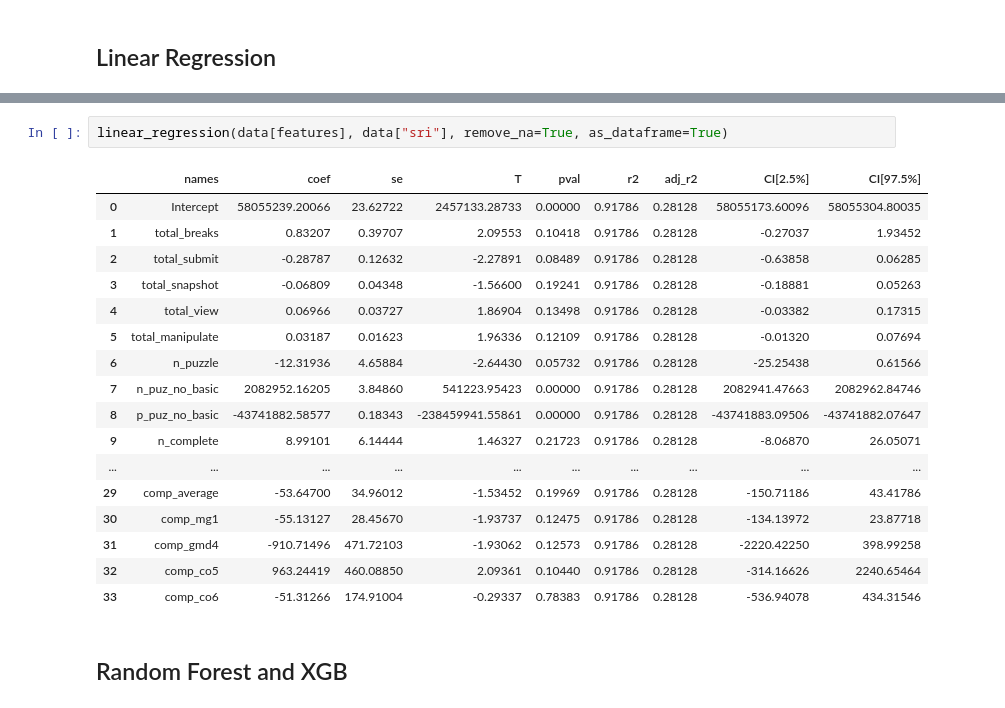
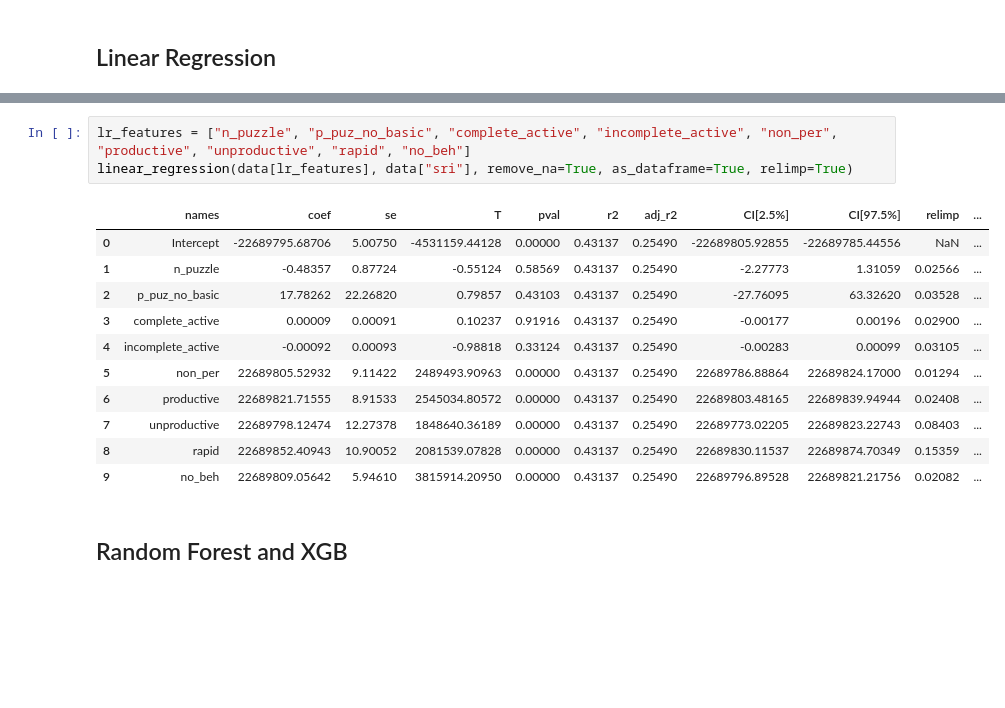
Before and after one commit to Complex-Play-Lab/ShadowspectRandomForest, a Jupyter notebook: main.ipynb, the cells around one changed output, grey strips where cells are left out. Saved outputs shown, nothing was run; the diff lists cells and outputs as text; blank space fills up the shorter version.

```diff
--- a/main.ipynb
+++ b/main.ipynb
@@ -302,23 +322,18 @@ ANOVA of n_complete between handedness:
 # %%
-linear_regression(data[features], data["sri"], remove_na=True, as_dataframe=True)
+lr_features = ["n_puzzle", "p_puz_no_basic", "complete_active", "incomplete_active", "non_per", "productive", "unproductive", "rapid", "no_beh"]
+linear_regression(data[lr_features], data["sri"], remove_na=True, as_dataframe=True, relimp=True)
 # %% [output]
-|  | names | coef | se | T | pval | r2 | adj_r2 | CI[2.5%] | CI[97.5%] |
-| 0 | Intercept | 58055239.20066 | 23.62722 | 2457133.28733 | 0.00000 | 0.91786 | 0.28128 | 58055173.60096 | 58055304.80035 |
-| 1 | total_breaks | 0.83207 | 0.39707 | 2.09553 | 0.10418 | 0.91786 | 0.28128 | -0.27037 | 1.93452 |
-| 2 | total_submit | -0.28787 | 0.12632 | -2.27891 | 0.08489 | 0.91786 | 0.28128 | -0.63858 | 0.06285 |
-| 3 | total_snapshot | -0.06809 | 0.04348 | -1.56600 | 0.19241 | 0.91786 | 0.28128 | -0.18881 | 0.05263 |
-| 4 | total_view | 0.06966 | 0.03727 | 1.86904 | 0.13498 | 0.91786 | 0.28128 | -0.03382 | 0.17315 |
-| 5 | total_manipulate | 0.03187 | 0.01623 | 1.96336 | 0.12109 | 0.91786 | 0.28128 | -0.01320 | 0.07694 |
-| 6 | n_puzzle | -12.31936 | 4.65884 | -2.64430 | 0.05732 | 0.91786 | 0.28128 | -25.25438 | 0.61566 |
-| 7 | n_puz_no_basic | 2082952.16205 | 3.84860 | 541223.95423 | 0.00000 | 0.91786 | 0.28128 | 2082941.47663 | 2082962.84746 |
-| 8 | p_puz_no_basic | -43741882.58577 | 0.18343 | -238459941.55861 | 0.00000 | 0.91786 | 0.28128 | -43741883.09506 | -43741882.07647 |
-| 9 | n_complete | 8.99101 | 6.14444 | 1.46327 | 0.21723 | 0.91786 | 0.28128 | -8.06870 | 26.05071 |
-| ... | ... | ... | ... | ... | ... | ... | ... | ... | ... |
-| 29 | comp_average | -53.64700 | 34.96012 | -1.53452 | 0.19969 | 0.91786 | 0.28128 | -150.71186 | 43.41786 |
-| 30 | comp_mg1 | -55.13127 | 28.45670 | -1.93737 | 0.12475 | 0.91786 | 0.28128 | -134.13972 | 23.87718 |
-| 31 | comp_gmd4 | -910.71496 | 471.72103 | -1.93062 | 0.12573 | 0.91786 | 0.28128 | -2220.42250 | 398.99258 |
-| 32 | comp_co5 | 963.24419 | 460.08850 | 2.09361 | 0.10440 | 0.91786 | 0.28128 | -314.16626 | 2240.65464 |
-| 33 | comp_co6 | -51.31266 | 174.91004 | -0.29337 | 0.78383 | 0.91786 | 0.28128 | -536.94078 | 434.31546 |
+|  | names | coef | se | T | pval | r2 | adj_r2 | CI[2.5%] | CI[97.5%] | relimp | ... |
+| 0 | Intercept | -22689795.68706 | 5.00750 | -4531159.44128 | 0.00000 | 0.43137 | 0.25490 | -22689805.92855 | -22689785.44556 | NaN | ... |
+| 1 | n_puzzle | -0.48357 | 0.87724 | -0.55124 | 0.58569 | 0.43137 | 0.25490 | -2.27773 | 1.31059 | 0.02566 | ... |
+| 2 | p_puz_no_basic | 17.78262 | 22.26820 | 0.79857 | 0.43103 | 0.43137 | 0.25490 | -27.76095 | 63.32620 | 0.03528 | ... |
+| 3 | complete_active | 0.00009 | 0.00091 | 0.10237 | 0.91916 | 0.43137 | 0.25490 | -0.00177 | 0.00196 | 0.02900 | ... |
+| 4 | incomplete_active | -0.00092 | 0.00093 | -0.98818 | 0.33124 | 0.43137 | 0.25490 | -0.00283 | 0.00099 | 0.03105 | ... |
+| 5 | non_per | 22689805.52932 | 9.11422 | 2489493.90963 | 0.00000 | 0.43137 | 0.25490 | 22689786.88864 | 22689824.17000 | 0.01294 | ... |
+| 6 | productive | 22689821.71555 | 8.91533 | 2545034.80572 | 0.00000 | 0.43137 | 0.25490 | 22689803.48165 | 22689839.94944 | 0.02408 | ... |
+| 7 | unproductive | 22689798.12474 | 12.27378 | 1848640.36189 | 0.00000 | 0.43137 | 0.25490 | 22689773.02205 | 22689823.22743 | 0.08403 | ... |
+| 8 | rapid | 22689852.40943 | 10.90052 | 2081539.07828 | 0.00000 | 0.43137 | 0.25490 | 22689830.11537 | 22689874.70349 | 0.15359 | ... |
+| 9 | no_beh | 22689809.05642 | 5.94610 | 3815914.20950 | 0.00000 | 0.43137 | 0.25490 | 22689796.89528 | 22689821.21756 | 0.02082 | ... |
 # %% [markdown]
 ## Random Forest and XGB
 # %% [markdown]
```
Also changed, not shown: parts of 6 cells of this notebook, 1 other file.
